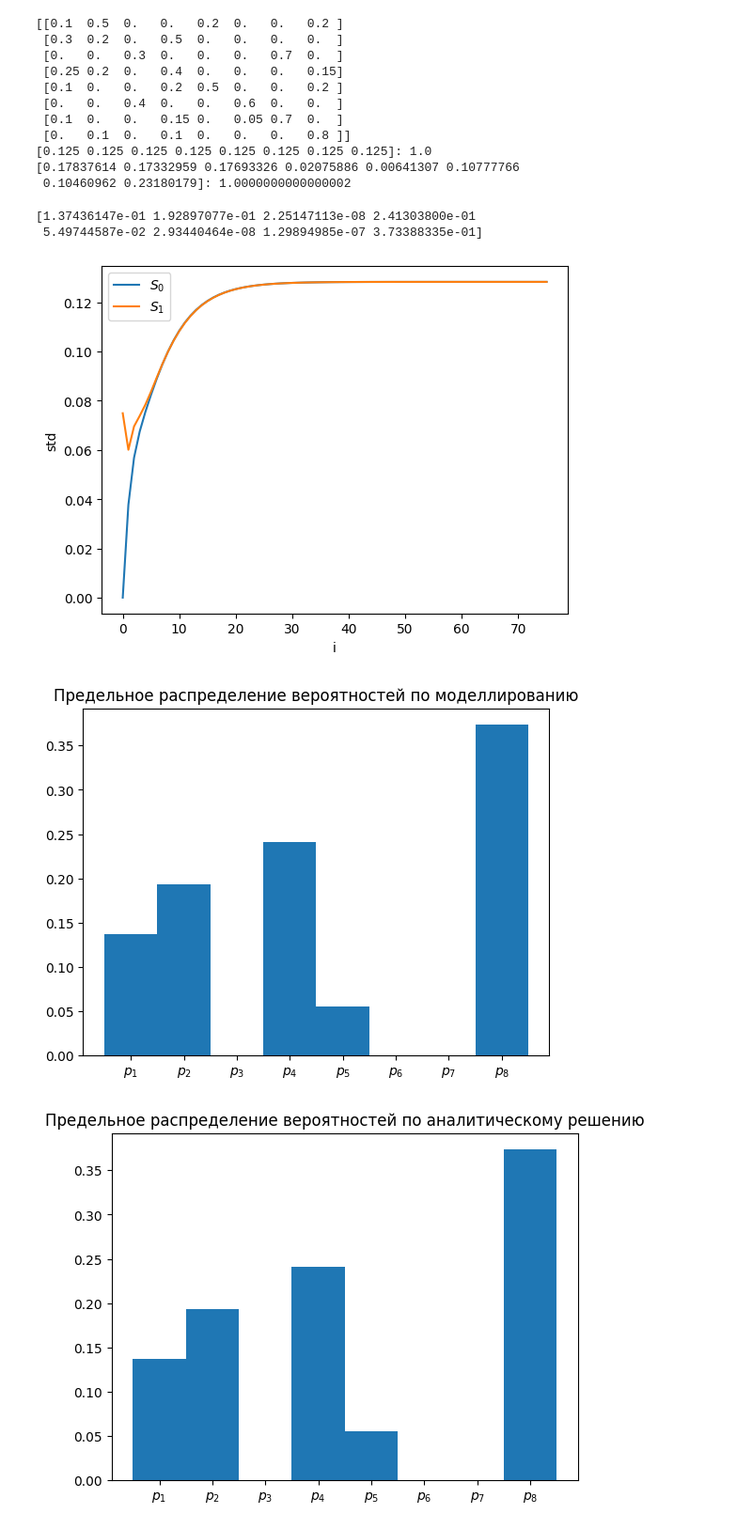
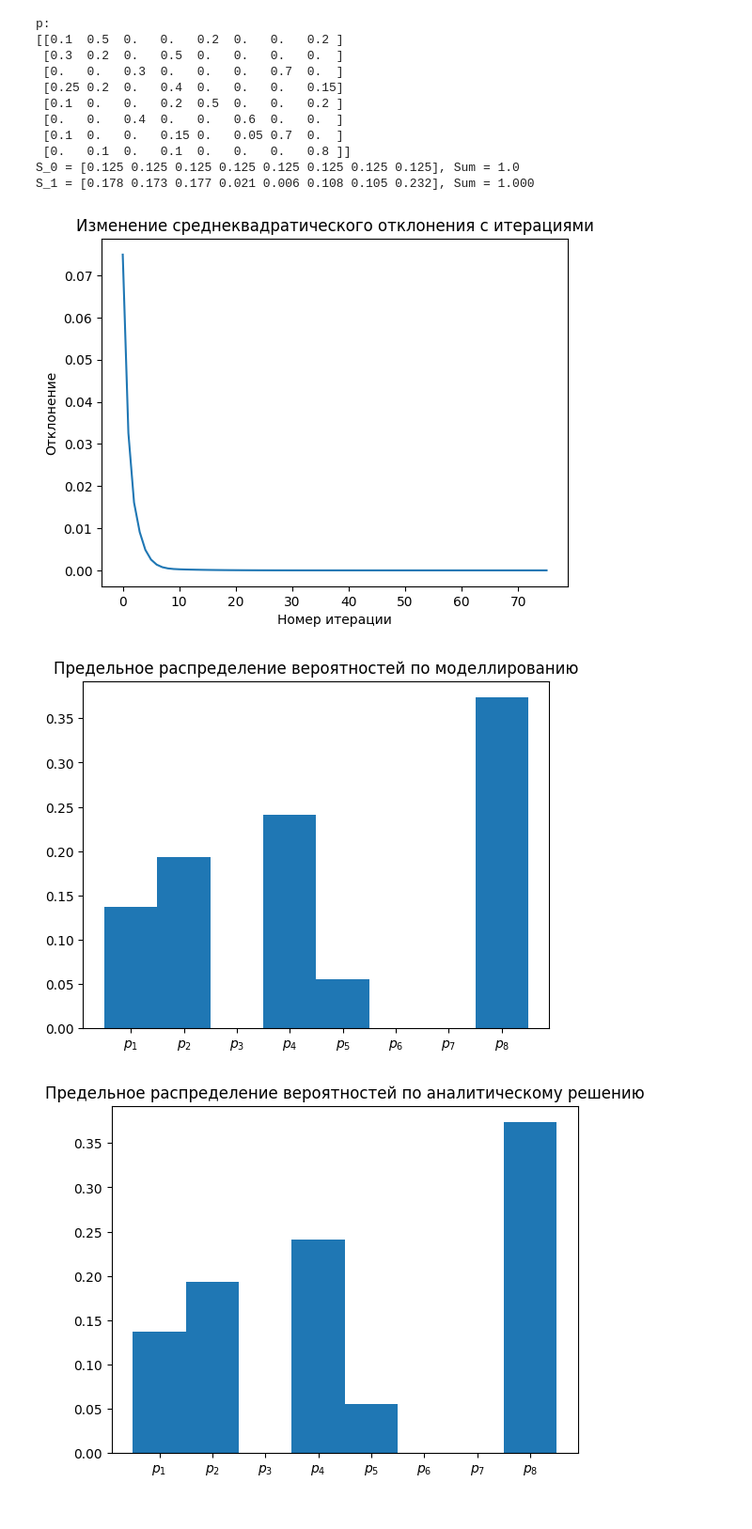
Before and after one commit to Iamnotagenius/Primat, a Jupyter notebook: lab3/Markov Modelling.sync.ipynb, the cells around one changed output. Shown at 94% size. Drawn from its saved outputs; the diff is of its cells as text; code cells hidden in the pictures.

```diff
--- a/lab3/Markov Modelling.sync.ipynb
+++ b/lab3/Markov Modelling.sync.ipynb
@@ -1,6 +1,7 @@
 # %%
 import numpy as np
 import matplotlib.pyplot as plt
+np.set_printoptions(precision=3)
 rnjesus = np.random.default_rng(42)
 
 p = np.genfromtxt("./probability_matrix.csv", delimiter=",")
@@ -9,11 +10,11 @@ EPSILON = 1e-9
 K=100
 s0 = np.full(n, 1 / n)
 s1 = rnjesus.dirichlet(np.ones(n))
-
-print(p)
-print(f"{s0}: {s0.sum()}")
-print(f"{s1}: {s1.sum()}")
+print(f"p:\n{p}")
+print(f"S_0 = {s0}, Sum = {s0.sum()}")
+print(f"S_1 = {s1}, Sum = {s1.sum():.3f}")
 # %% [output]
+p:
 [[0.1  0.5  0.   0.   0.2  0.   0.   0.2 ]
  [0.3  0.2  0.   0.5  0.   0.   0.   0.  ]
  [0.   0.   0.3  0.   0.   0.   0.7  0.  ]
@@ -22,40 +23,34 @@ print(f"{s1}: {s1.sum()}")
  [0.   0.   0.4  0.   0.   0.6  0.   0.  ]
  [0.1  0.   0.   0.15 0.   0.05 0.7  0.  ]
  [0.   0.1  0.   0.1  0.   0.   0.   0.8 ]]
-[0.125 0.125 0.125 0.125 0.125 0.125 0.125 0.125]: 1.0
-[0.17837614 0.17332959 0.17693326 0.02075886 0.00641307 0.10777766
- 0.10460962 0.23180179]: 1.0000000000000002
+S_0 = [0.125 0.125 0.125 0.125 0.125 0.125 0.125 0.125], Sum = 1.0
+S_1 = [0.178 0.173 0.177 0.021 0.006 0.108 0.105 0.232], Sum = 1.000
 # %%
 s0_step = s0.copy()
 s1_step = s1.copy()
-s0_std = [s0.std()]
-s1_std = [s1.std()]
+std_steps = [(s0 - s1).std()]
 
 for _ in range(100):
     s0_step @= p
     s1_step @= p
-    s0_std.append(s0_step.std())
-    s1_std.append(s1_step.std())
-    if (s0_step - s1_step).std() < EPSILON:
+
+    error = (s0_step - s1_step).std()
+    std_steps.append(error)
+    if error < EPSILON:
         break
 
-print(s0_step)
-
-plt.plot(s0_std, label="$S_0$")
-plt.plot(s1_std, label="$S_1$")
-plt.xlabel("i")
-plt.ylabel("std")
-plt.legend()
+plt.plot(std_steps)
+plt.title("Изменение среднеквадратического отклонения с итерациями")
+plt.xlabel("Номер итерации")
+plt.ylabel("Отклонение")
 plt.show()
 
 plt.title("Предельное распределение вероятностей по моделлированию")
 plt.stairs(s0_step, fill=True)
 plt.xticks(np.fromiter((i + 0.5 for i in range(n)), float), (f"$p_{i}$" for i in range(1, n + 1)))
 plt.show()
 # %% [output]
-[1.37436147e-01 1.92897077e-01 2.25147113e-08 2.41303800e-01
- 5.49744587e-02 2.93440464e-08 1.29894985e-07 3.73388335e-01]
-[figure, old version]
+[figure, new version]
 [figure]
 # %%
 a = p.T - np.eye(n)
```
